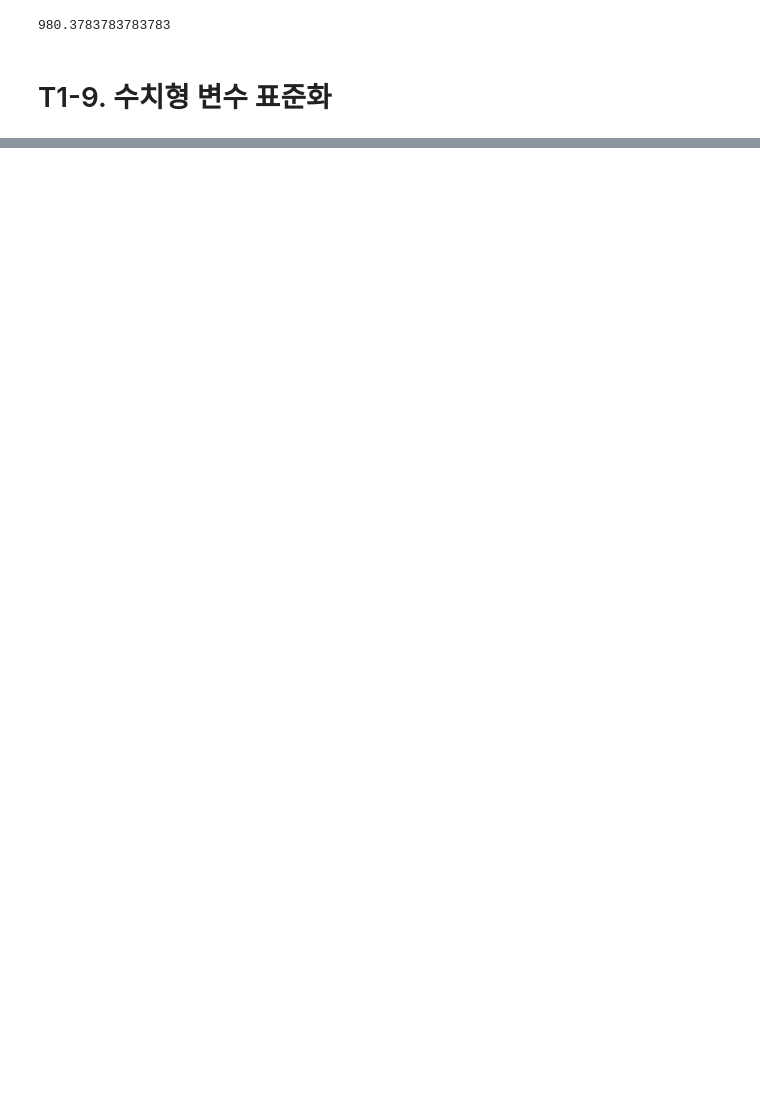
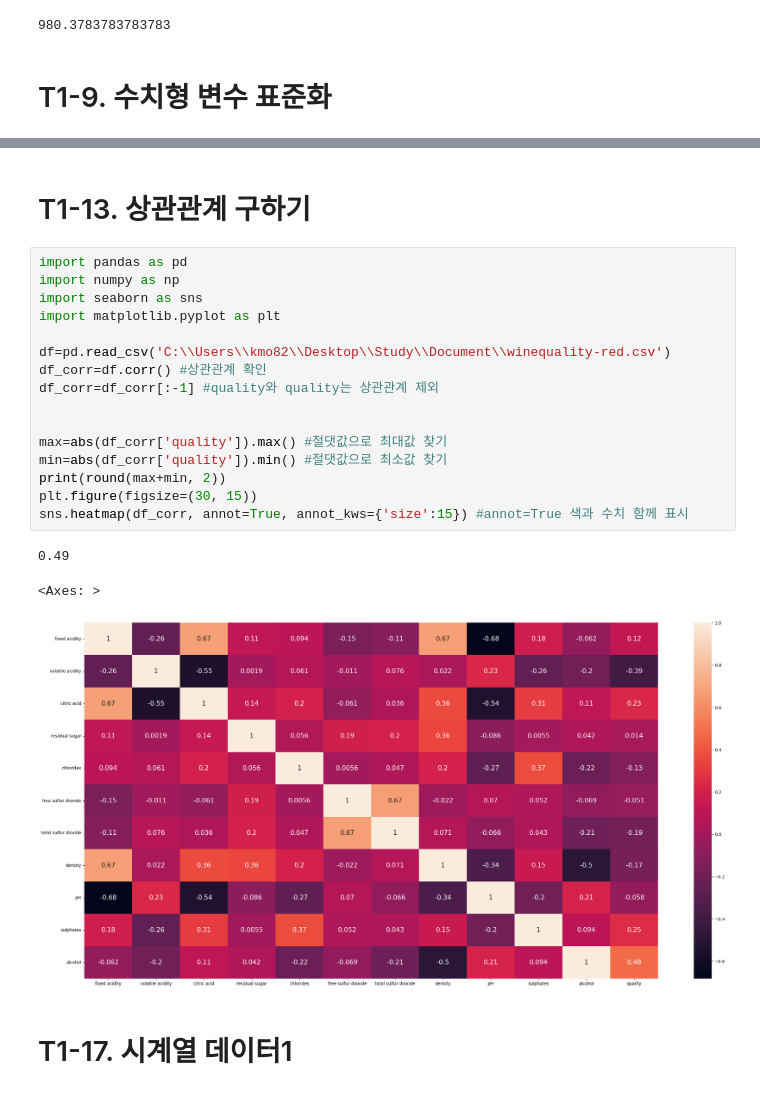
Before and after one commit to PNU-Mentoring/Study, a Jupyter notebook: minjeong/T1.ipynb, the cells around one changed output, grey strips where cells are left out. Saved outputs shown, nothing was run; the diff lists cells and outputs as text; blank space fills up the shorter version.

```diff
--- a/minjeong/T1.ipynb
+++ b/minjeong/T1.ipynb
@@ -173,0 +229,24 @@ print(df['f5'].median())
+# %% [markdown]
+# T1-13. 상관관계 구하기
+# %%
+import pandas as pd
+import numpy as np
+import seaborn as sns
+import matplotlib.pyplot as plt
+
+df=pd.read_csv('C:\\Users\\kmo82\\Desktop\\Study\\Document\\winequality-red.csv')
+df_corr=df.corr() #상관관계 확인
+df_corr=df_corr[:-1] #quality와 quality는 상관관계 제외
+
+
+max=abs(df_corr['quality']).max() #절댓값으로 최대값 찾기
+min=abs(df_corr['quality']).min() #절댓값으로 최소값 찾기
+print(round(max+min, 2))
+plt.figure(figsize=(30, 15))
+sns.heatmap(df_corr, annot=True, annot_kws={'size':15}) #annot=True 색과 수치 함께 표시
+# %% [output]
+0.49
+<Axes: >
+[figure, added]
+# %% [markdown]
+# T1-17. 시계열 데이터1
```
Also changed, not shown: parts of 15 cells of this notebook.
